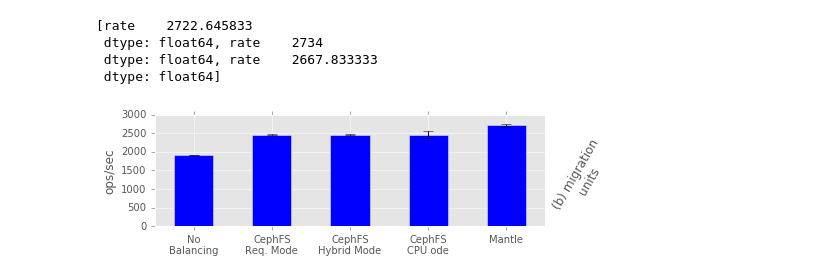
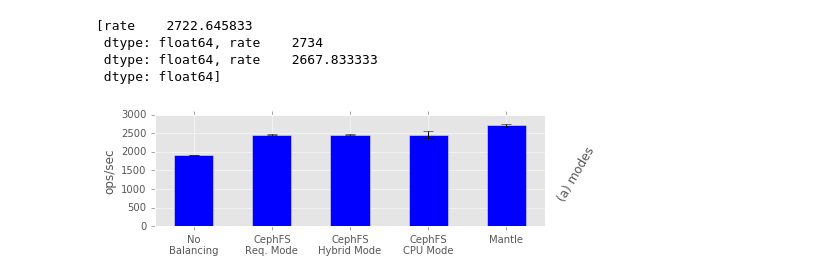
Before and after one commit to michaelsevilla/malacology-popper, a Jupyter notebook: experiments/mds-zlog-seq-migrate-redux-3client/results-mantle-runs/visualize.ipynb, the cells around one changed output. Saved outputs shown, nothing was run; the diff lists cells and outputs as text; code cells hidden in the pictures.

```diff
--- a/experiments/mds-zlog-seq-migrate-redux-3client/results-mantle-runs/visualize.ipynb
+++ b/experiments/mds-zlog-seq-migrate-redux-3client/results-mantle-runs/visualize.ipynb
@@ -154,20 +154,20 @@ mantle
 # %%
 #fig = plt.figure(figsize=(7, 2))
 fig, ax = plt.subplots(figsize=(7, 2))
 
 ax.bar([0.5, 2.5, 4.5, 6.5, 8.5],
        [baseline['rate'].mean(), np.mean(cephfs_mode1), np.mean(cephfs_mode1), np.mean(cephfs_mode1), np.mean(mantle)],
        1, color='blue', ecolor='black', capsize=5,
        yerr=[0, np.std(cephfs_mode0), np.std(cephfs_mode1), np.std(cephfs_mode2), np.std(mantle)])
 
-plt.xticks([1, 3, 5, 7, 9], ['No\nBalancing', 'CephFS\nReq. Mode', 'CephFS\nHybrid Mode', 'CephFS\nCPU ode', 'Mantle'])
+plt.xticks([1, 3, 5, 7, 9], ['No\nBalancing', 'CephFS\nReq. Mode', 'CephFS\nHybrid Mode', 'CephFS\nCPU Mode', 'Mantle'])
 ax.set_xlim(0, 10)
 ax.set_ylim(0, 3000)
 ax.set_ylabel("ops/sec")
 #ax.set_title("Performance of Different Load Balancers", y=1.1)
 ax2 = ax.twinx()
 ax2.set_yticks([])
-ax2.set_ylabel("(b) migration\nunits", fontsize=12, rotation=60, labelpad=25)
+ax2.set_ylabel("(a) modes", fontsize=12, rotation=60, labelpad=25)
 plt.savefig('mantle-balancer-performance.png', dpi=300, bbox_inches='tight')
 # %% [output]
-[figure, old version]
+[figure, new version]
```
Also changed, not shown: 8 other files.
